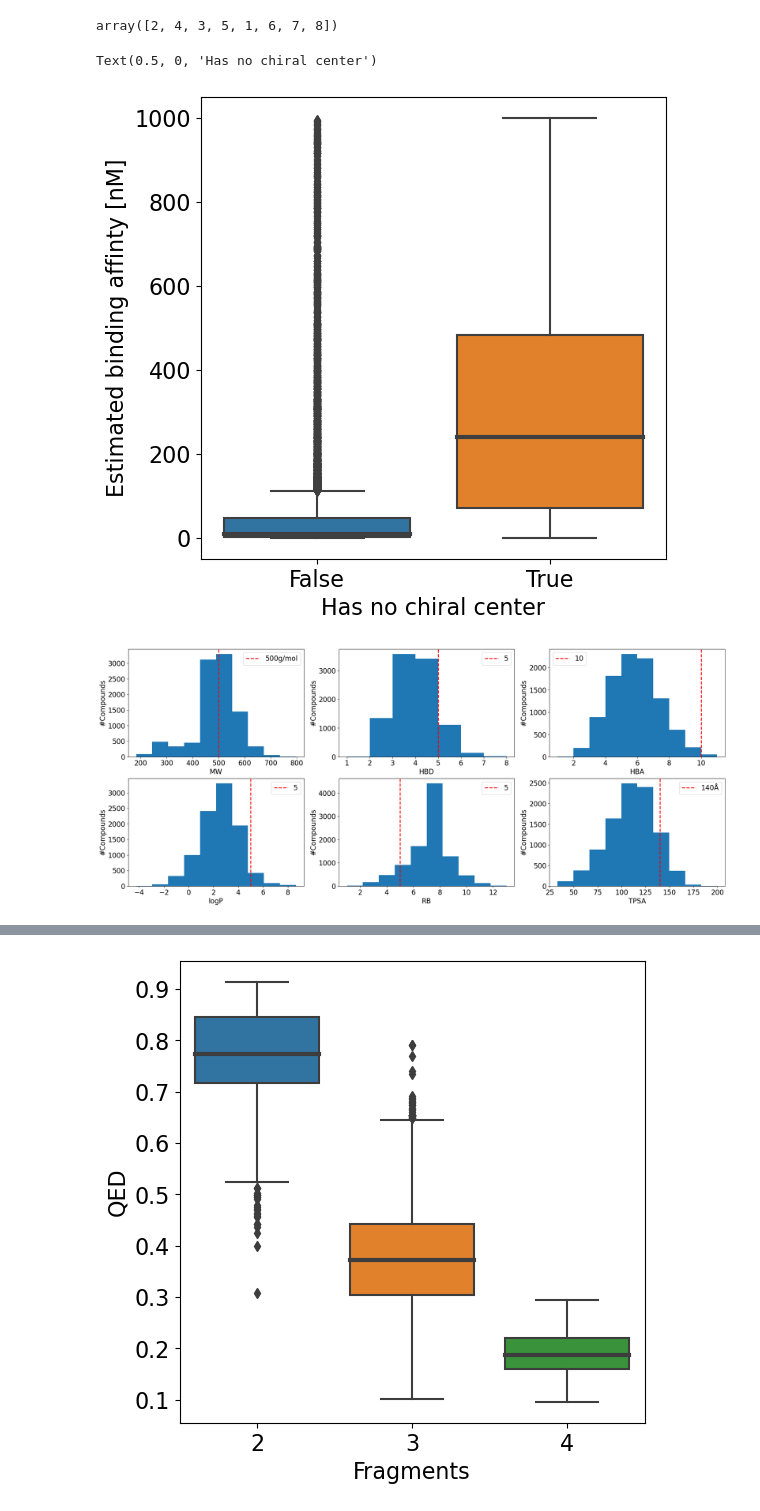
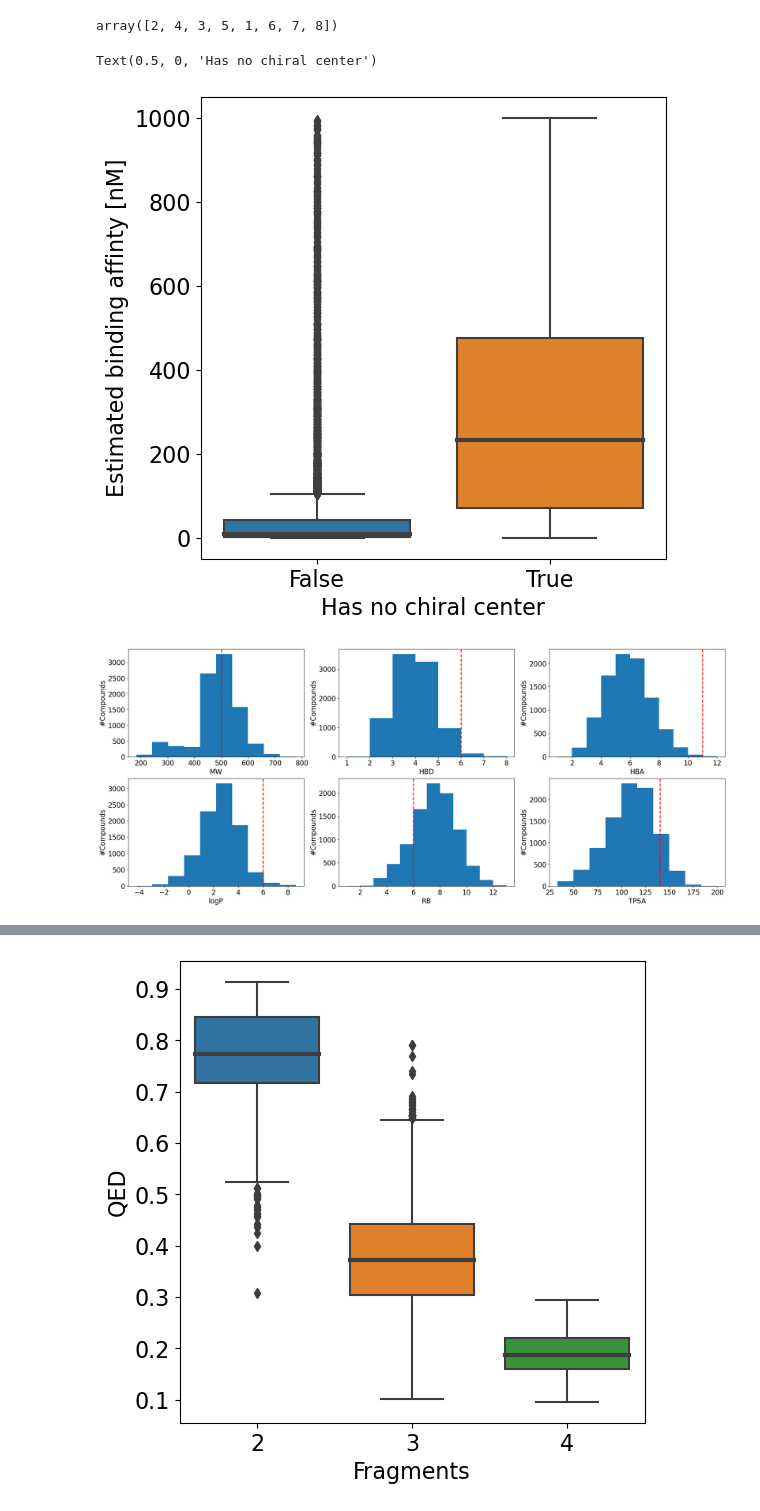
Before and after one commit to volkamerlab/KinFragLib_PocketEnum, a Jupyter notebook: evaluation/evaluate_chemical_properties.ipynb, the cells around one changed output, grey strips where cells are left out. Cells and saved outputs as stored; diff of their text form; code cells hidden in the pictures.

```diff
--- a/evaluation/evaluate_chemical_properties.ipynb
+++ b/evaluation/evaluate_chemical_properties.ipynb
@@ -11,7 +11,7 @@ import utils_eval
 Read molecules to dataframe
 # %%
 # read data
-data = utils_eval.read_mols('../cluster_results/3amb18092023/3amb/results.sdf')
+data = utils_eval.read_mols('../final_results/3amb/results.sdf')
 data['inchi'] = data.apply(lambda x: Chem.MolToInchi(utils.standardize_mol(x.ROMol)), axis=1)
 data['has_no_chiral_centre'] = data.apply(lambda x: len(Chem.FindMolChiralCenters(utils.standardize_mol(x.ROMol), includeUnassigned=True, useLegacyImplementation=False)) == 0, axis=1)
 data['binding_affinity'] = data.apply(lambda x: (x['BIOSOLVEIT.HYDE_ESTIMATED_AFFINITY_UPPER_BOUNDARY [nM]'] + x['BIOSOLVEIT.HYDE_ESTIMATED_AFFINITY_LOWER_BOUNDARY [nM]'])/2, axis=1)
@@ -64,6 +64,7 @@ plt.xticks(fontsize=16)
 plt.yticks(fontsize=16)
 plt.xlabel('Estimated affinity [nM]', fontsize=16)
 mean_line = plt.axvline(data_post_filtered.binding_affinity.mean(), color='k', linestyle='dashed', linewidth=2, label="Mean")
-plt.legend(handles = [mean_line], fontsize=16)
+median_line = plt.axvline(data_post_filtered.binding_affinity.median(), color='tab:pink', linestyle='dashed', linewidth=2, label="Median")
+plt.legend(handles = [mean_line, median_line], fontsize=16)
 # %% [output]
 <matplotlib.legend.Legend at 0x...>
@@ -116,6 +117,7 @@ for i, descriptor_name in enumerate(descriptors):
         x = data_post_filtered[data_post_filtered.num_fragments == descriptor_name].binding_affinity
         axis[i].hist(x, bins=25)
         axis[i].set(ylabel="#Compounds", xlabel=f"Estimated affinity [nM] ({descriptor_name} fragments)")
+        median_line = axis[i].axvline(x.median(), color='tab:pink', linestyle='dashed', linewidth=2, label="Median")
         line = axis[i].axvline(x.mean(), color='k', linestyle='dashed', linewidth=2, label = f"Mean")
-        axis[i].legend(handles = [line], fontsize=16)
+        axis[i].legend(handles = [line, median_line], fontsize=16)
 # %% [output]
@@ -182,26 +185,30 @@ plt.ylabel("Estimated binding affinty [nM]", fontsize=16)
 plt.xlabel("Has no chiral center", fontsize=16)
 # %% [output]
 Text(0.5, 0, 'Has no chiral center')
-[figure, old version]
+[figure, new version]
 # %%
 # plot Ro5 properties on reduced data
 #plt.figure(figsize=(50, 6))
 plt.rc('font', size=16)
 fig, axis = plt.subplots(2, 3)
 fig.set_size_inches(25, 10)
 descriptors = ['MW', 'HBD', 'HBA', 'logP', 'RB', 'TPSA']
 _temp = ['g/mol', '', '', '', '', 'Å']
-benchmarks = [500, 5, 10, 5, 5, 140]
+benchmarks = [500, 6, 11, 6, 6, 140]
+labels = [500, 5, 10, 5, 5, 140]
 for i, descriptor_name in enumerate(descriptors):
         if descriptor_name == 'HBD':
                 axis[i // 3, i % 3].hist(data_post_filtered[descriptor_name], bins=7)
+        elif  descriptor_name == 'HBA':
+                axis[i // 3, i % 3].hist(data_post_filtered[descriptor_name], bins=11)
+        elif  descriptor_name == 'RB':
+                axis[i // 3, i % 3].hist(data_post_filtered[descriptor_name], bins=12)
         else:
                 axis[i // 3, i % 3].hist(data_post_filtered[descriptor_name])
         axis[i // 3, i % 3].set(ylabel="#Compounds", xlabel=descriptor_name)
-        line = axis[i // 3, i % 3].axvline(benchmarks[i], color='r', linestyle='dashed', linewidth=2, label = f"{benchmarks[i]}{_temp[i]}")
-        axis[i // 3, i % 3].legend(handles = [line], fontsize=16)
+        line = axis[i // 3, i % 3].axvline(benchmarks[i], color='r', linestyle='dashed', linewidth=2, label = f"{labels[i]}{_temp[i]}")
 # %% [output]
-[figure, old version]
+[figure, new version]
 # %%
 print(f'{sum(data_post_filtered["logP"] > 5)} compounds with logP > 5')
 print(f'{sum(data_post_filtered["MW"] > 500)} compounds with MW > 500')
```
Also changed, not shown: parts of 17 cells of this notebook, 16 other files.
